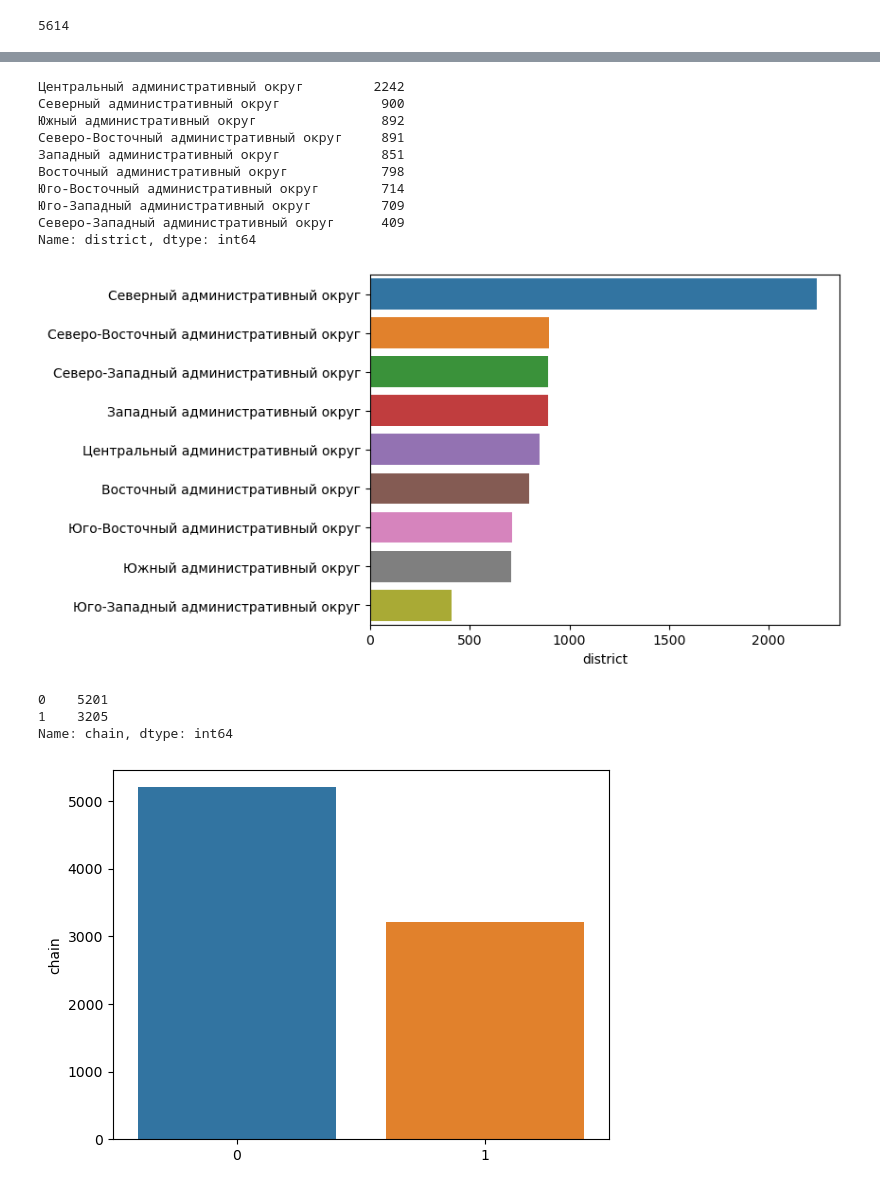
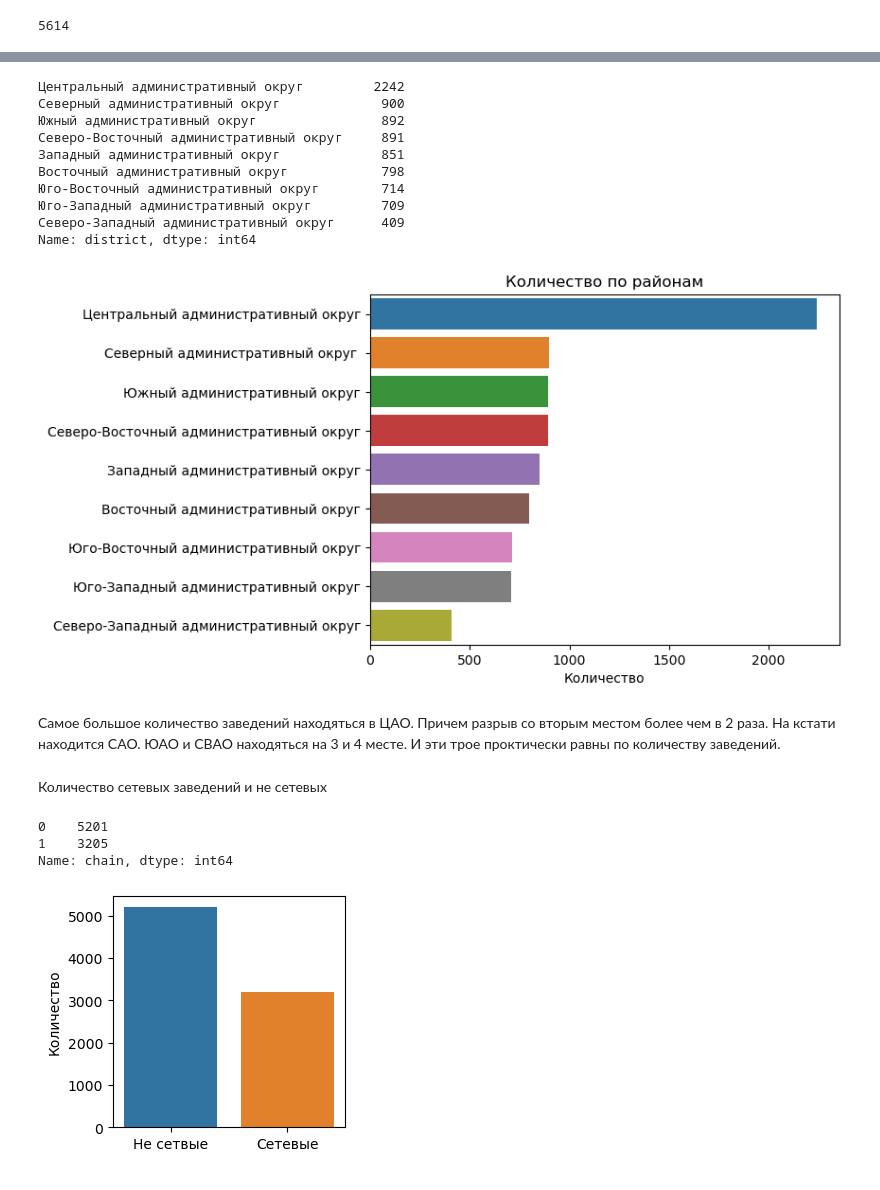
Before and after one commit to DaniilDonike/study_projects, a Jupyter notebook: Места общественного питания Москвы/Untitled.ipynb, the cells around one changed output, grey strips where cells are left out. Cells and saved outputs as stored; diff of their text form; code cells hidden in the pictures.

```diff
--- a/Места общественного питания Москвы/Untitled.ipynb
+++ b/Места общественного питания Москвы/Untitled.ipynb
@@ -59,24 +77,41 @@ Name: category, dtype: int64
 # %%
-o = places['district'].unique()
-sns.barplot(y = o,x = places['district'].value_counts(), orient='h')
+fig, ax = plt.subplots()
+
+okr = ['Центральный административный округ',
+       'Северный административный округ ',
+       'Южный административный округ',
+       'Северо-Восточный административный округ',
+       'Западный административный округ',
+       'Восточный административный округ',
+       'Юго-Восточный административный округ',
+       'Юго-Западный административный округ',
+       'Северо-Западный административный округ']
+sns.barplot(y = okr,x = places['district'].value_counts(), orient='h').set_title('Количество по районам')
+ax.set_xlabel('Количество')
 places['district'].value_counts()
 # %% [output]
 Центральный административный округ         2242
 Северный административный округ             900
 Южный административный округ                892
 Северо-Восточный административный округ     891
 Западный административный округ             851
 Восточный административный округ            798
 Юго-Восточный административный округ        714
 Юго-Западный административный округ         709
 Северо-Западный административный округ      409
 Name: district, dtype: int64
-[figure, old version]
+[figure, new version]
+# %% [markdown]
+Самое большое количество заведений находяться в ЦАО. Причем разрыв со вторым местом более чем в 2 раза. На кстати находится САО. ЮАО и СВАО находяться на 3 и 4 месте. И эти трое проктически равны по количеству заведений.
+# %% [markdown]
+Количество сетевых заведений и не сетевых
 # %%
-sns.barplot(x = [0,1],y = places['chain'].value_counts())
+fig, ax = plt.subplots(figsize = (3,3))
+sns.barplot(x = ['Не сетвые', 'Сетевые'],y = places['chain'].value_counts())
+ax.set_ylabel('Количество')
 places['chain'].value_counts()
 # %% [output]
 0    5201
 1    3205
 Name: chain, dtype: int64
-[figure, old version]
+[figure, new version]
```
Also changed, not shown: parts of 14 cells of this notebook.
